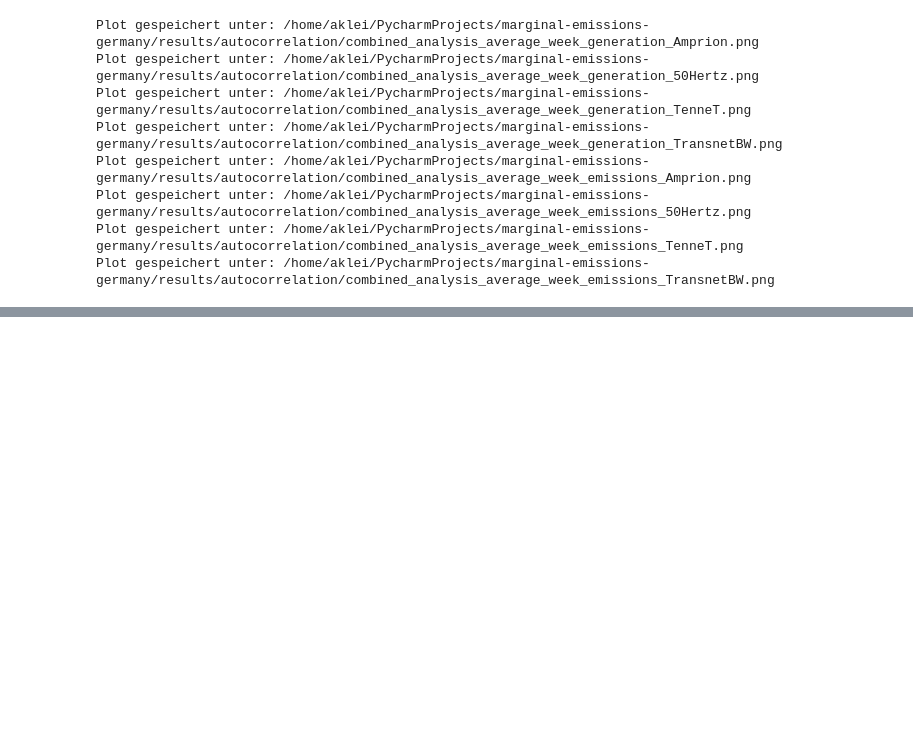
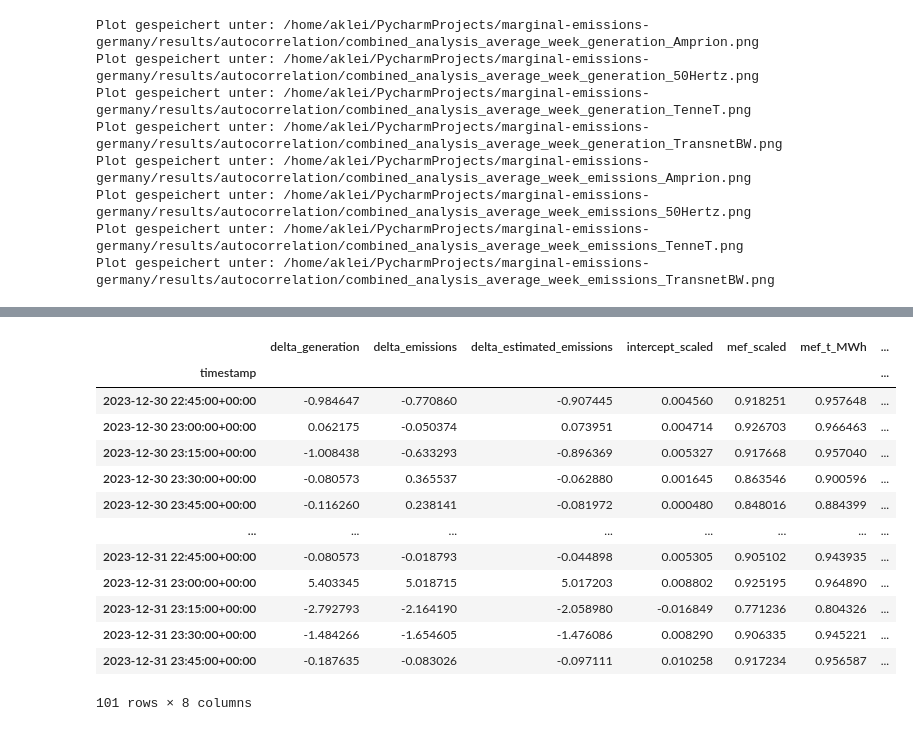
Before and after one commit to AK960/marginal-emissions-germany, a Jupyter notebook: notebooks/test_autocorrelation.ipynb, the cells around one changed output, grey strips where cells are left out. Drawn from its saved outputs; the diff is of its cells as text; code cells hidden in the pictures; blank space fills up the shorter version.

```diff
--- a/notebooks/test_autocorrelation.ipynb
+++ b/notebooks/test_autocorrelation.ipynb
@@ -545,0 +611,17 @@ print(result.summary())
+# %%
+analyzer.final_df
+# %% [output]
+|  | delta_generation | delta_emissions | delta_estimated_emissions | intercept_scaled | mef_scaled | mef_t_MWh | ... |
+| timestamp |  |  |  |  |  |  | ... |
+| 2023-12-30 22:45:00+00:00 | -0.984647 | -0.770860 | -0.907445 | 0.004560 | 0.918251 | 0.957648 | ... |
+| 2023-12-30 23:00:00+00:00 | 0.062175 | -0.050374 | 0.073951 | 0.004714 | 0.926703 | 0.966463 | ... |
+| 2023-12-30 23:15:00+00:00 | -1.008438 | -0.633293 | -0.896369 | 0.005327 | 0.917668 | 0.957040 | ... |
+| 2023-12-30 23:30:00+00:00 | -0.080573 | 0.365537 | -0.062880 | 0.001645 | 0.863546 | 0.900596 | ... |
+| 2023-12-30 23:45:00+00:00 | -0.116260 | 0.238141 | -0.081972 | 0.000480 | 0.848016 | 0.884399 | ... |
+| ... | ... | ... | ... | ... | ... | ... | ... |
+| 2023-12-31 22:45:00+00:00 | -0.080573 | -0.018793 | -0.044898 | 0.005305 | 0.905102 | 0.943935 | ... |
+| 2023-12-31 23:00:00+00:00 | 5.403345 | 5.018715 | 5.017203 | 0.008802 | 0.925195 | 0.964890 | ... |
+| 2023-12-31 23:15:00+00:00 | -2.792793 | -2.164190 | -2.058980 | -0.016849 | 0.771236 | 0.804326 | ... |
+| 2023-12-31 23:30:00+00:00 | -1.484266 | -1.654605 | -1.476086 | 0.008290 | 0.906335 | 0.945221 | ... |
+| 2023-12-31 23:45:00+00:00 | -0.187635 | -0.083026 | -0.097111 | 0.010258 | 0.917234 | 0.956587 | ... |
+101 rows × 8 columns
```
Also changed, not shown: parts of 12 cells of this notebook, 6 other files.
